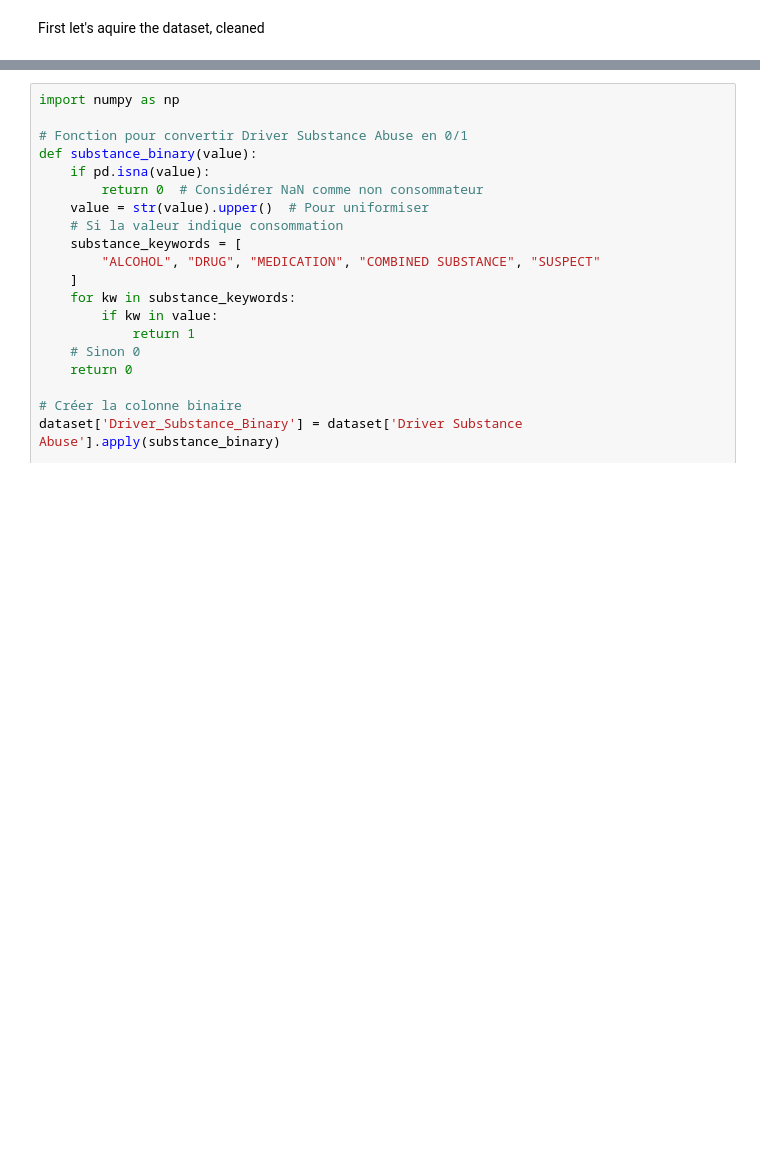
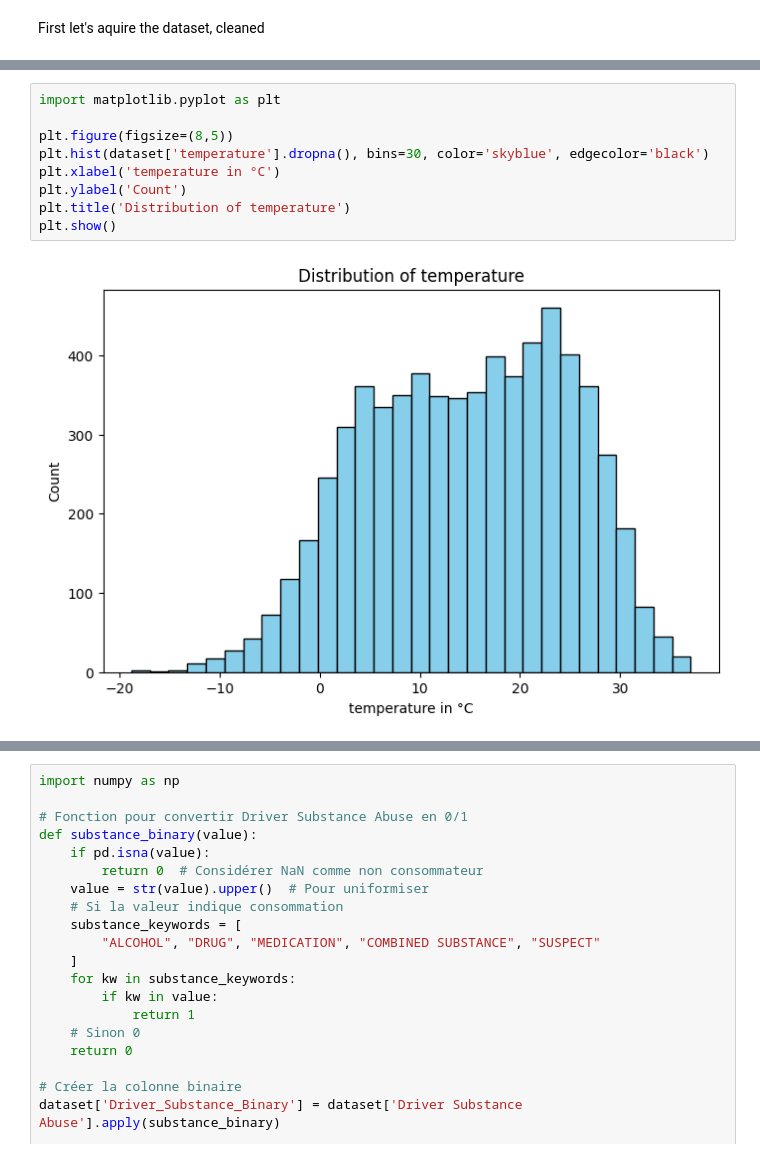
Before and after one commit to mathiasmoka/pyds25, a Jupyter notebook: First_regressions.ipynb, the cells around one changed output, grey strips where cells are left out. Saved outputs shown, nothing was run; the diff lists cells and outputs as text; blank space fills up the shorter version.

```diff
--- a/First_regressions.ipynb
+++ b/First_regressions.ipynb
@@ -79,0 +126,11 @@ Note: you may need to restart the kernel to use updated packages.
+# %%
+import matplotlib.pyplot as plt
+
+plt.figure(figsize=(8,5))
+plt.hist(dataset['temperature'].dropna(), bins=30, color='skyblue', edgecolor='black')
+plt.xlabel('temperature in °C')
+plt.ylabel('Count')
+plt.title('Distribution of temperature')
+plt.show()
+# %% [output]
+[figure, added]
```
Also changed, not shown: parts of 19 cells of this notebook, 1 other file.
